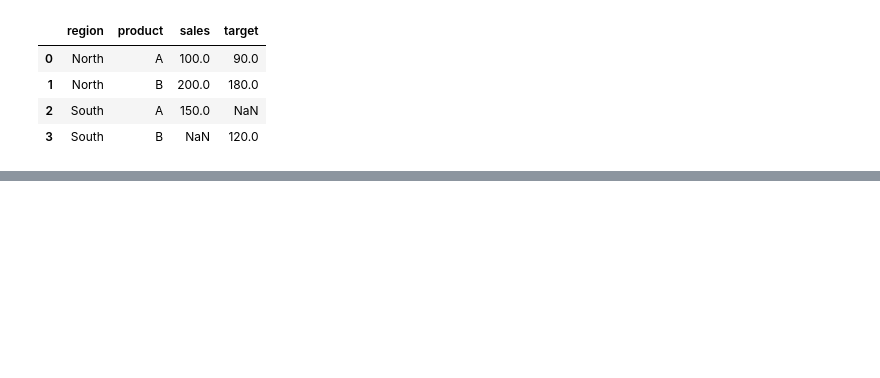
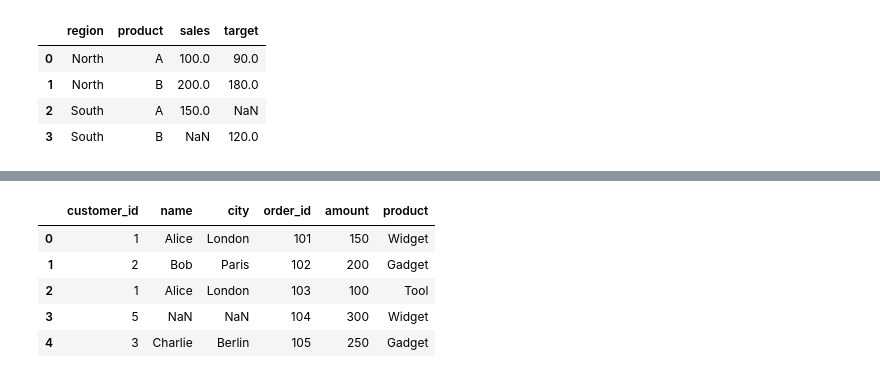
Before and after one commit to KEN-DATALABS/PROJECT-LIST, a Jupyter notebook: OneDrive/Documents/List Project/Project3.ipynb, the cells around one changed output, grey strips where cells are left out. Saved outputs shown, nothing was run; the diff lists cells and outputs as text; code cells hidden in the pictures; blank space fills up the shorter version.

```diff
--- a/OneDrive/Documents/List Project/Project3.ipynb
+++ b/OneDrive/Documents/List Project/Project3.ipynb
@@ -747,0 +783,10 @@ multi_merge
+# %%
+costomers_orders1 =pd.merge(customers, orders, on = 'customer_id', how = 'right')
+costomers_orders1
+# %% [output]
+|  | customer_id | name | city | order_id | amount | product |
+| 0 | 1 | Alice | London | 101 | 150 | Widget |
+| 1 | 2 | Bob | Paris | 102 | 200 | Gadget |
+| 2 | 1 | Alice | London | 103 | 100 | Tool |
+| 3 | 5 | NaN | NaN | 104 | 300 | Widget |
+| 4 | 3 | Charlie | Berlin | 105 | 250 | Gadget |
```
Also changed, not shown: parts of 5 cells of this notebook.
